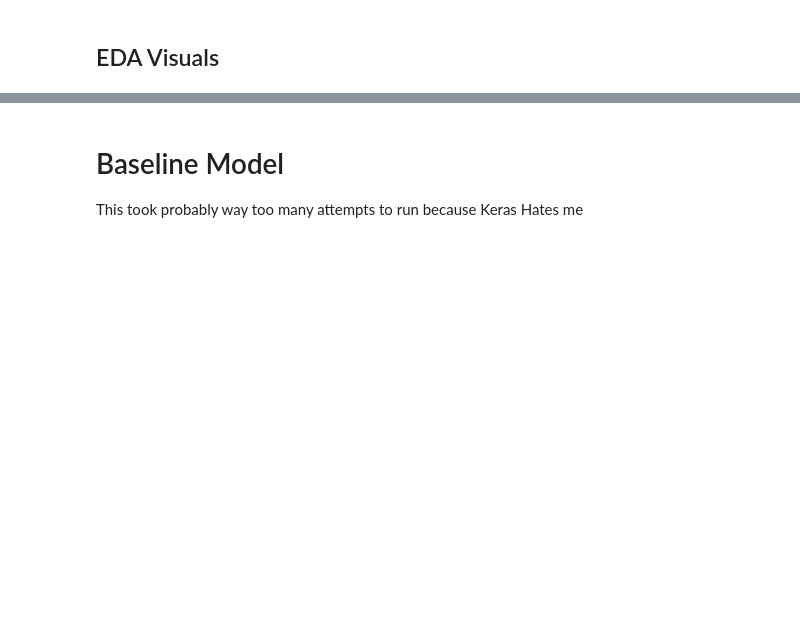
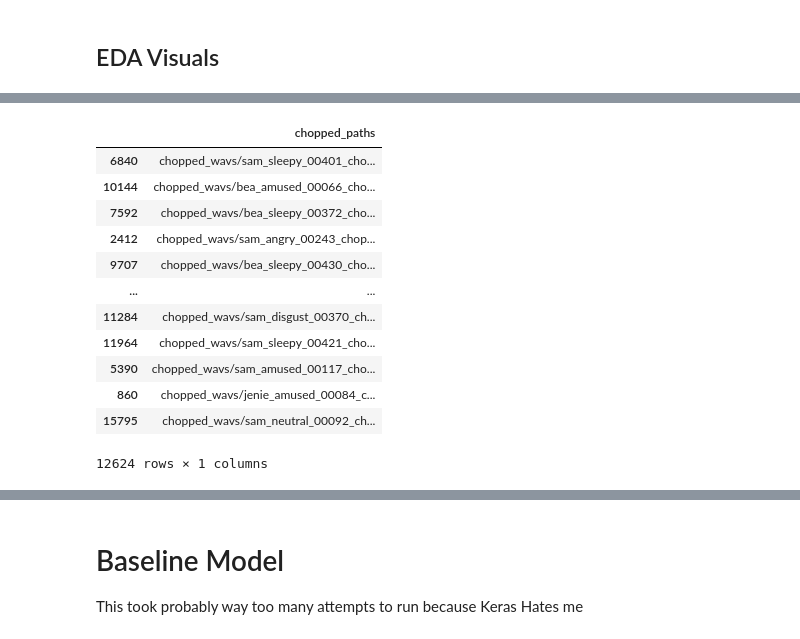
Before and after one commit to njw27/Speech_Emotion_Recognition_SER, a Jupyter notebook: EDA_notebook.ipynb, the cells around one changed output, grey strips where cells are left out. Saved outputs shown, nothing was run; the diff lists cells and outputs as text; code cells hidden in the pictures; blank space fills up the shorter version.

```diff
--- a/EDA_notebook.ipynb
+++ b/EDA_notebook.ipynb
@@ -547,0 +355,21 @@ OSError: ignored
+# %%
+X_train, X_test = train_test_split(chopped_audio_df["chopped_paths"], test_size=0.25, random_state=42, shuffle = True)
+# %%
+X_train_df = pd.DataFrame(X_train, columns = {"chopped_paths"} )
+X_test_df = pd.DataFrame(X_test, columns = {"chopped_paths"} )
+# %%
+X_train_df
+# %% [output]
+|  | chopped_paths |
+| 6840 | chopped_wavs/sam_sleepy_00401_cho... |
+| 10144 | chopped_wavs/bea_amused_00066_cho... |
+| 7592 | chopped_wavs/bea_sleepy_00372_cho... |
+| 2412 | chopped_wavs/sam_angry_00243_chop... |
+| 9707 | chopped_wavs/bea_sleepy_00430_cho... |
+| ... | ... |
+| 11284 | chopped_wavs/sam_disgust_00370_ch... |
+| 11964 | chopped_wavs/sam_sleepy_00421_cho... |
+| 5390 | chopped_wavs/sam_amused_00117_cho... |
+| 860 | chopped_wavs/jenie_amused_00084_c... |
+| 15795 | chopped_wavs/sam_neutral_00092_ch... |
+12624 rows × 1 columns
```
Also changed, not shown: parts of 89 cells of this notebook, 1 other file.
